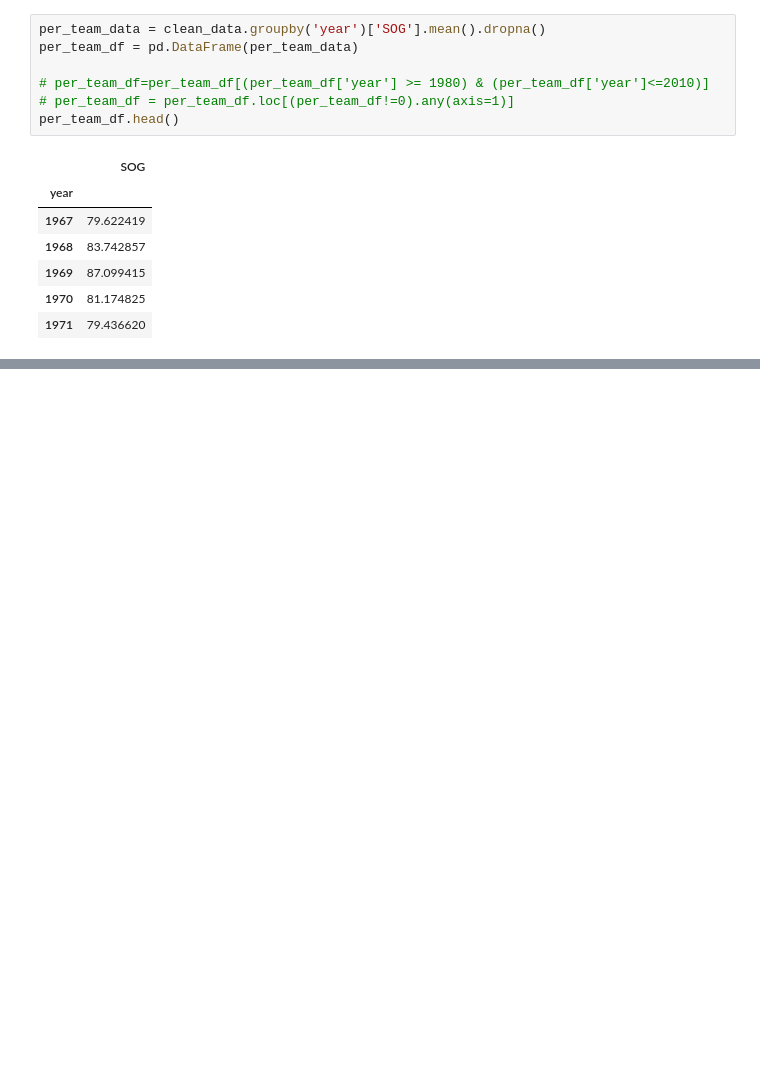
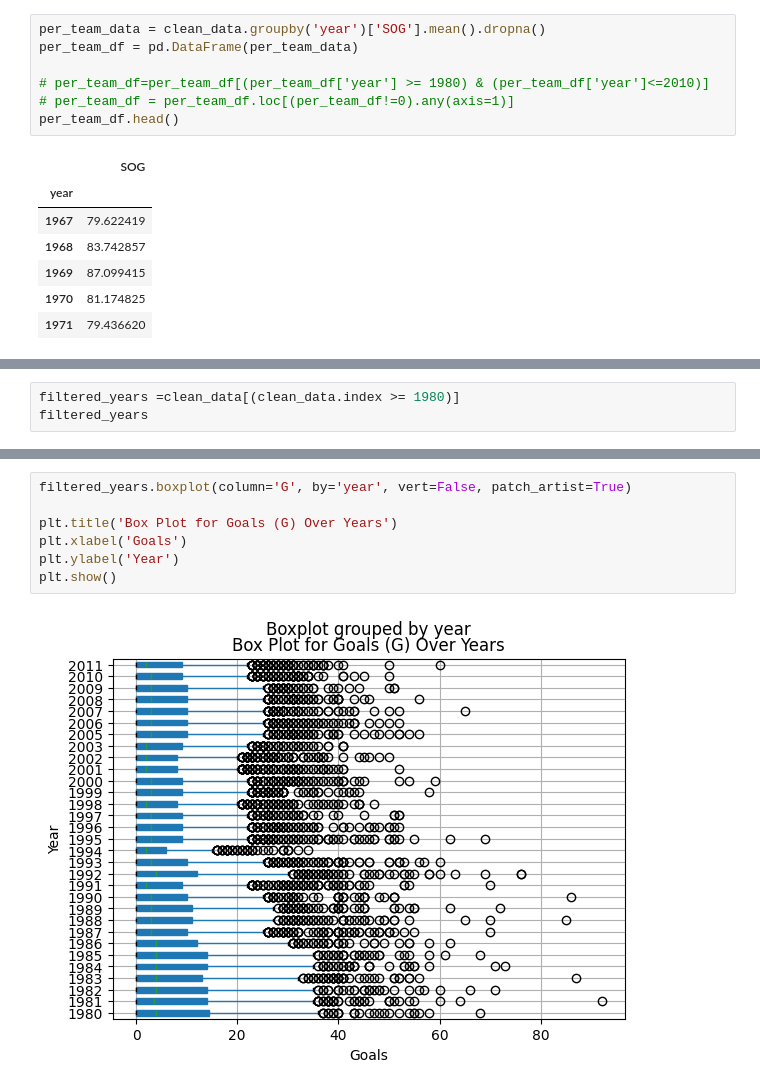
Before and after one commit to samwallach7/Project1-DELTS, a Jupyter notebook: project_1.ipynb, the cells around one changed output, grey strips where cells are left out. Saved outputs shown, nothing was run; the diff lists cells and outputs as text; blank space fills up the shorter version.

```diff
--- a/project_1.ipynb
+++ b/project_1.ipynb
@@ -70,0 +88,3 @@ plt.show()
+# %%
+filtered_years =clean_data[(clean_data.index >= 1980)]
+filtered_years
@@ -70,0 +123,9 @@ plt.show()
+# %%
+filtered_years.boxplot(column='G', by='year', vert=False, patch_artist=True)
+
+plt.title('Box Plot for Goals (G) Over Years')
+plt.xlabel('Goals')
+plt.ylabel('Year')
+plt.show()
+# %% [output]
+[figure, added]
```
Also changed, not shown: parts of 7 cells of this notebook.
